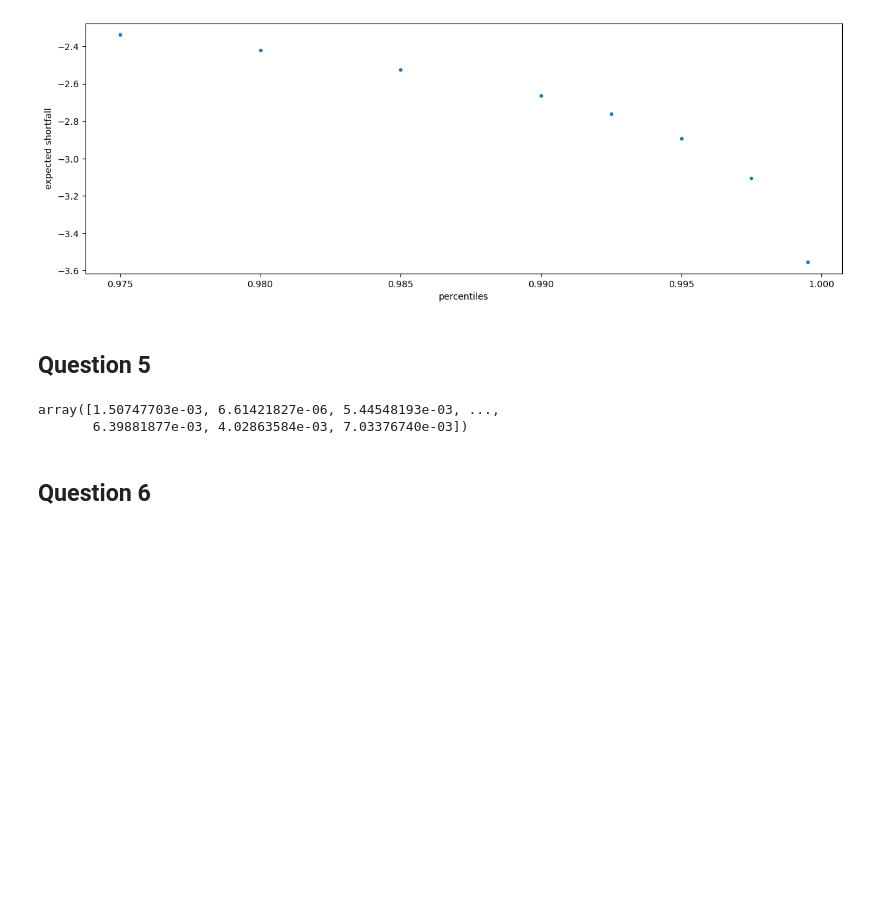
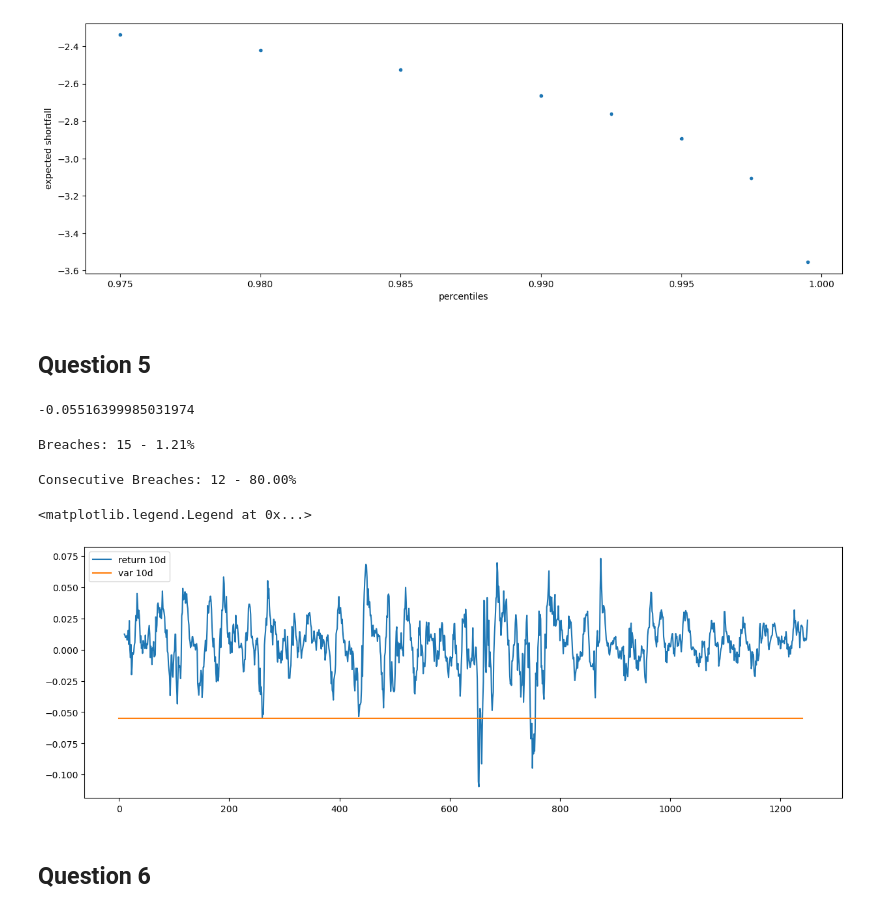
Before and after one commit to fbristotti/cqf, a Jupyter notebook: exam1/exam1.ipynb, the cells around one changed output. Drawn from its saved outputs; the diff is of its cells as text; code cells hidden in the pictures; blank space fills up the shorter version.

```diff
--- a/exam1/exam1.ipynb
+++ b/exam1/exam1.ipynb
@@ -339,26 +339,42 @@ Text(0, 0.5, 'expected shortfall')
 [figure]
 # %% [markdown]
 ## Question 5
-# %%
-sp500 = pd.read_csv('Data_SP500.csv')
-returns = (sp500.SP500 / sp500.SP500.shift(1))-1
-returns = returns.dropna().values
-
-mu, sigma = norm.fit(returns)
-
-[mu, sigma]
-
-alpha = 0.01
-
-def calculate_var(mu, sigma, alpha):
-    return norm.ppf(1 - alpha)*sigma - mu
-
-var = calculate_var(mu=mu, sigma=sigma, alpha=alpha) * np.sqrt(10)
-var
-
-returns
-# %% [output]
-array([1.50747703e-03, 6.61421827e-06, 5.44548193e-03, ...,
-       6.39881877e-03, 4.02863584e-03, 7.03376740e-03])
+# %%
+df = pd.read_csv('Data_SP500.csv', skiprows=1, names=['date', 'close'])
+#df = pd.read_excel(r'C:\Users\fbris\Downloads\CQF_January_2023_M2L3_Excel (1).xlsm', sheet_name='DATA', usecols='A:B', header=None, names=['date', 'close'])
+df['log_return'] = (np.log(df.close) - np.log(df.close.shift(1)))
+df['log_return_10d'] = (np.log(df.close) - np.log(df.close.shift(10)))
+df['log_return_21d'] = (np.log(df.close) - np.log(df.close.shift(21)))
+# %%
+#var =  df.log_return_21d.std() * norm.ppf(0.01)
+var =  df.log_return.std() * norm.ppf(0.01)
+var10d = var * np.sqrt(10)
+var10d
+# %% [output]
+-0.05516399985031974
+# %%
+breaches = df[df.log_return_10d < var10d]
+
+total_breaches = len(breaches)
+total_returns = len(df.log_return_10d.dropna())
+
+print(rf'Breaches: {total_breaches} - {total_breaches/total_returns:.2%}')
+# %% [output]
+Breaches: 15 - 1.21%
+# %%
+consecutives_breaches = breaches.index[1:] - breaches.index[:-1]
+total_consecutive_breaches = consecutives_breaches.value_counts()[1]
+print(rf'Consecutive Breaches: {total_consecutive_breaches} - {total_consecutive_breaches/total_breaches:.2%}')
+# %% [output]
+Consecutive Breaches: 12 - 80.00%
+# %%
+rt10d  = df.log_return_10d.dropna()
+plt.subplots(figsize=[15,5])
+plt.plot(rt10d.index, rt10d, label='return 10d')
+plt.plot([0,len(rt10d.index)],[var10d, var10d], label='var 10d')
+plt.legend(loc='upper left')
+# %% [output]
+<matplotlib.legend.Legend at 0x...>
+[figure, added]
 # %% [markdown]
 ## Question 6
```
